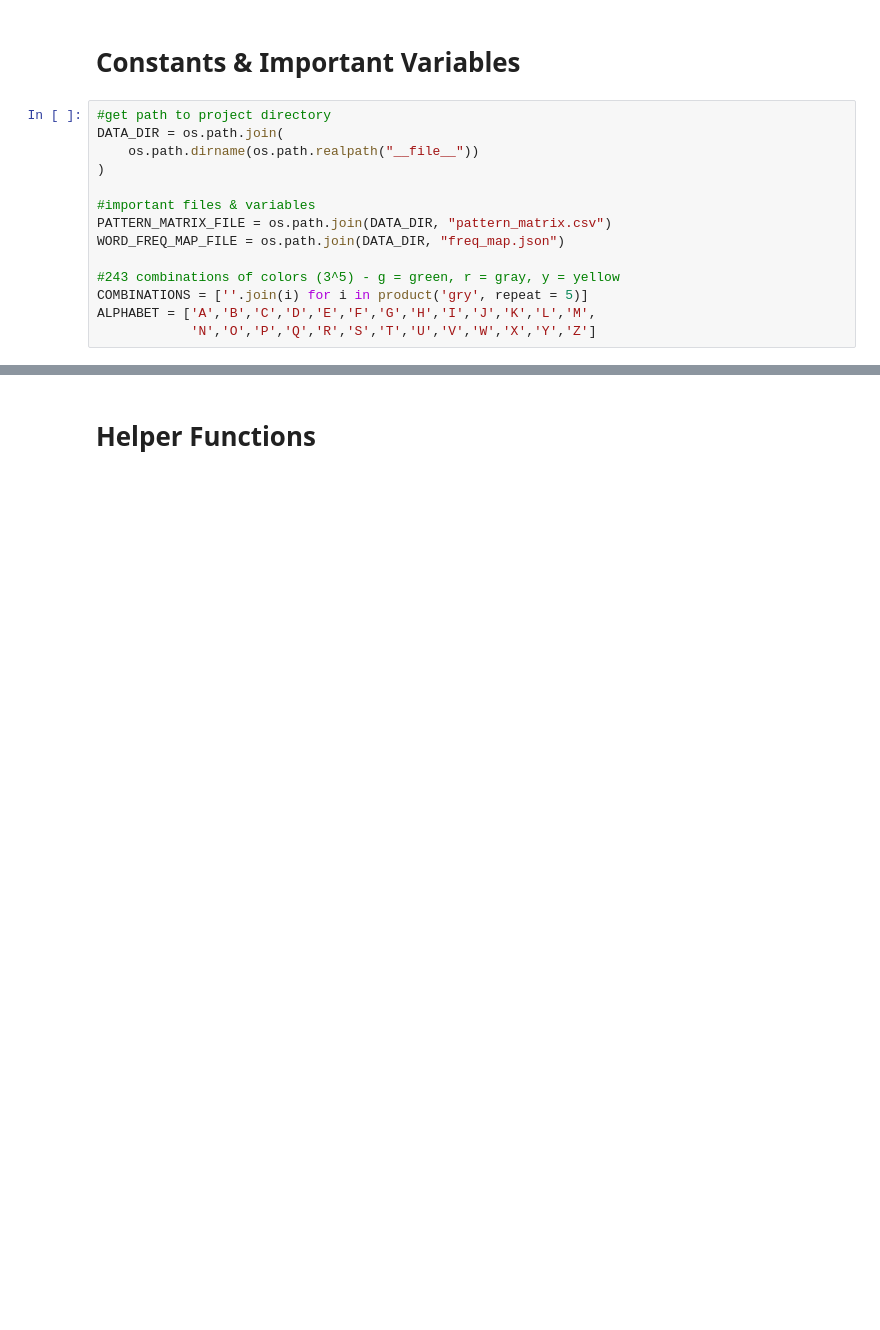
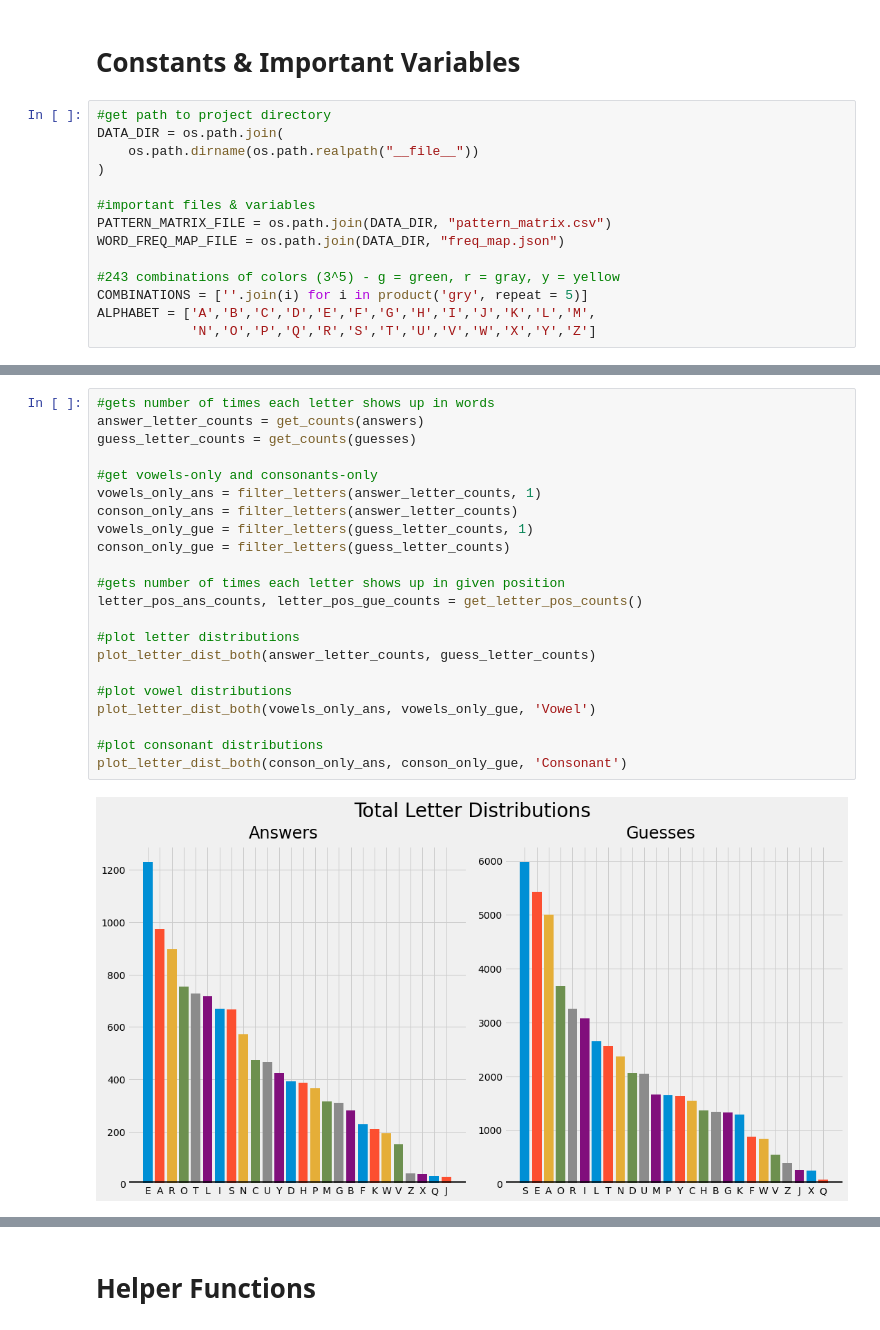
Before and after one commit to noah-kg/wordle-data-analysis, a Jupyter notebook: Wordle Analysis.ipynb, the cells around one changed output, grey strips where cells are left out. Cells and saved outputs as stored; diff of their text form; blank space fills up the shorter version.

Commit message:
Added Table of contents structure, and started working on explanations and observations. Condensed some code and added a couple of functions for vowel/consonant counts

```diff
--- a/Wordle Analysis.ipynb
+++ b/Wordle Analysis.ipynb
@@ -212,0 +248,24 @@ plot_letter_dist_both(answer_letter_counts, guess_letter_counts)
+# %%
+#gets number of times each letter shows up in words
+answer_letter_counts = get_counts(answers)
+guess_letter_counts = get_counts(guesses)
+
+#get vowels-only and consonants-only
+vowels_only_ans = filter_letters(answer_letter_counts, 1)
+conson_only_ans = filter_letters(answer_letter_counts)
+vowels_only_gue = filter_letters(guess_letter_counts, 1)
+conson_only_gue = filter_letters(guess_letter_counts)
+
+#gets number of times each letter shows up in given position
+letter_pos_ans_counts, letter_pos_gue_counts = get_letter_pos_counts()
+
+#plot letter distributions
+plot_letter_dist_both(answer_letter_counts, guess_letter_counts)
+
+#plot vowel distributions
+plot_letter_dist_both(vowels_only_ans, vowels_only_gue, 'Vowel')
+
+#plot consonant distributions
+plot_letter_dist_both(conson_only_ans, conson_only_gue, 'Consonant')
+# %% [output]
+[figure, added]
```
Also changed, not shown: parts of 21 cells of this notebook.
